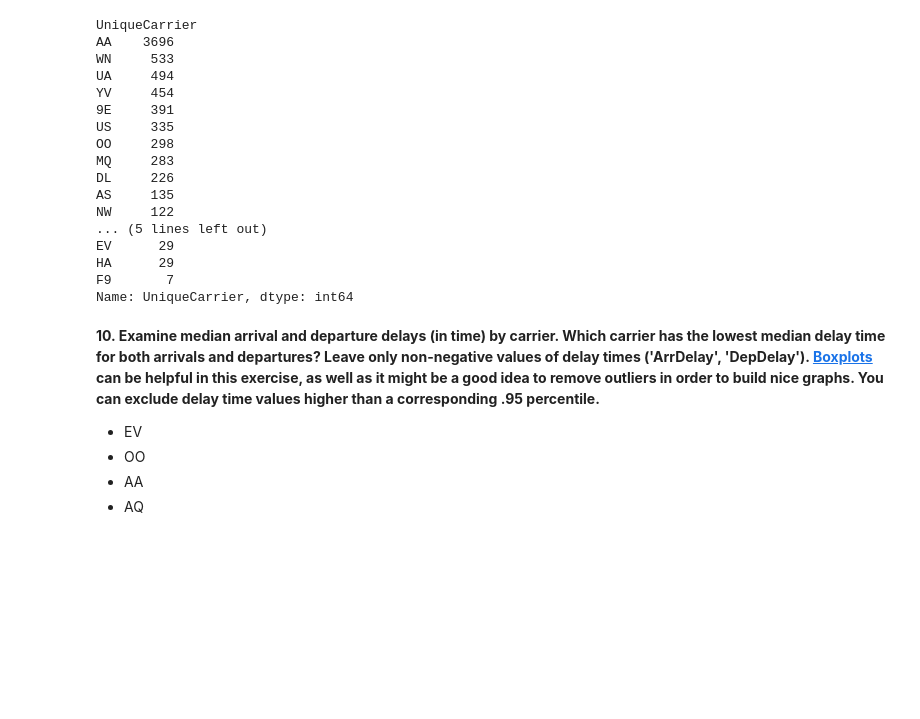
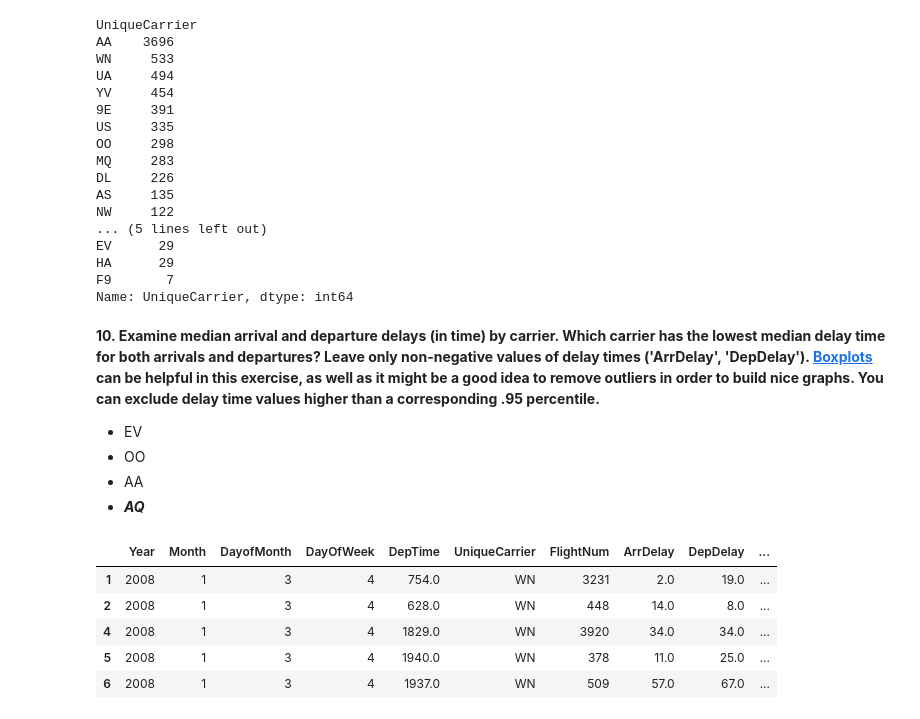
Before and after one commit to JacksonIsaac/colab_notebooks, a Jupyter notebook: [mlcourse_ai]assignment2_USA_flights.ipynb, the cells around one changed output. Cells and saved outputs as stored; diff of their text form; code cells hidden in the pictures; blank space fills up the shorter version.

```diff
--- a/[mlcourse_ai]assignment2_USA_flights.ipynb
+++ b/[mlcourse_ai]assignment2_USA_flights.ipynb
@@ -616,4 +616,4 @@ Name: UniqueCarrier, dtype: int64
 - EV
 - OO
 - AA
-- AQ
+- ***AQ***
@@ -621,0 +620,11 @@ Name: UniqueCarrier, dtype: int64
+# %%
+delayed_flights_df = flights_df.loc[(flights_df['ArrDelay'] > 0.0) & (flights_df['DepDelay'] > 0.0)]
+# %%
+delayed_flights_df.head()
+# %% [output]
+|  | Year | Month | DayofMonth | DayOfWeek | DepTime | UniqueCarrier | FlightNum | ArrDelay | DepDelay | ... |
+| 1 | 2008 | 1 | 3 | 4 | 754.0 | WN | 3231 | 2.0 | 19.0 | ... |
+| 2 | 2008 | 1 | 3 | 4 | 628.0 | WN | 448 | 14.0 | 8.0 | ... |
+| 4 | 2008 | 1 | 3 | 4 | 1829.0 | WN | 3920 | 34.0 | 34.0 | ... |
+| 5 | 2008 | 1 | 3 | 4 | 1940.0 | WN | 378 | 11.0 | 25.0 | ... |
+| 6 | 2008 | 1 | 3 | 4 | 1937.0 | WN | 509 | 57.0 | 67.0 | ... |
```
Also changed, not shown: parts of 7 cells of this notebook.
